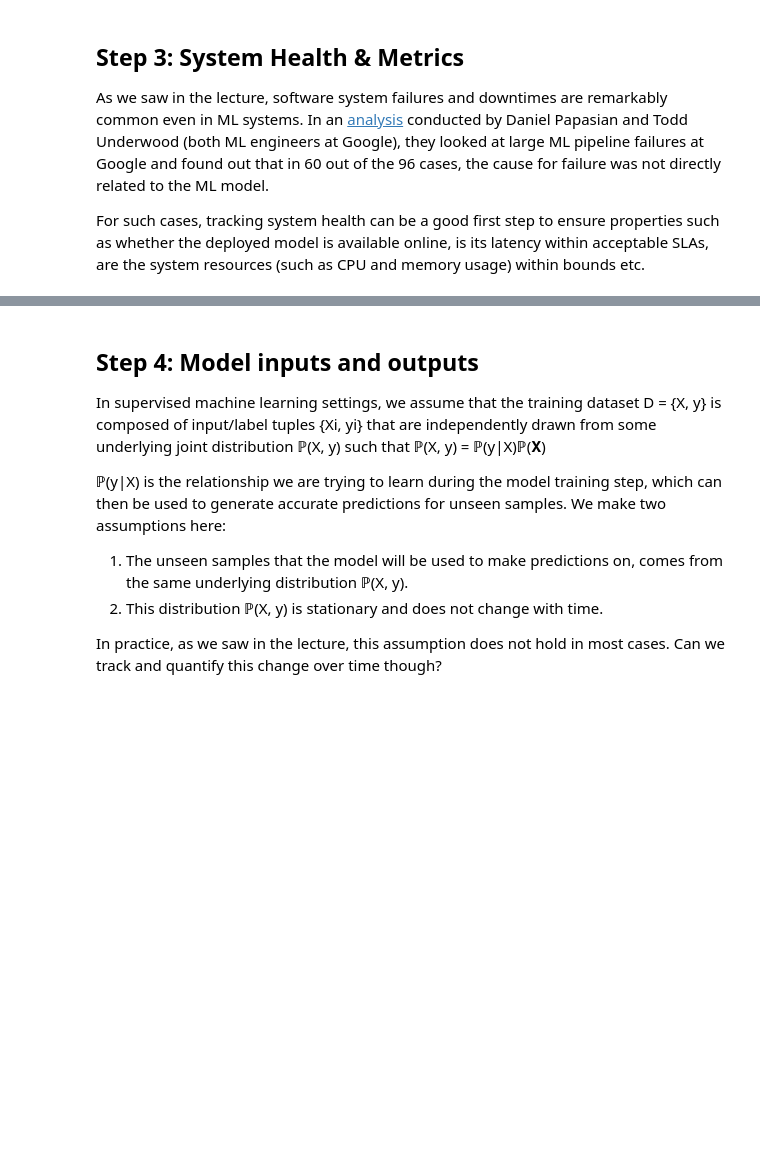
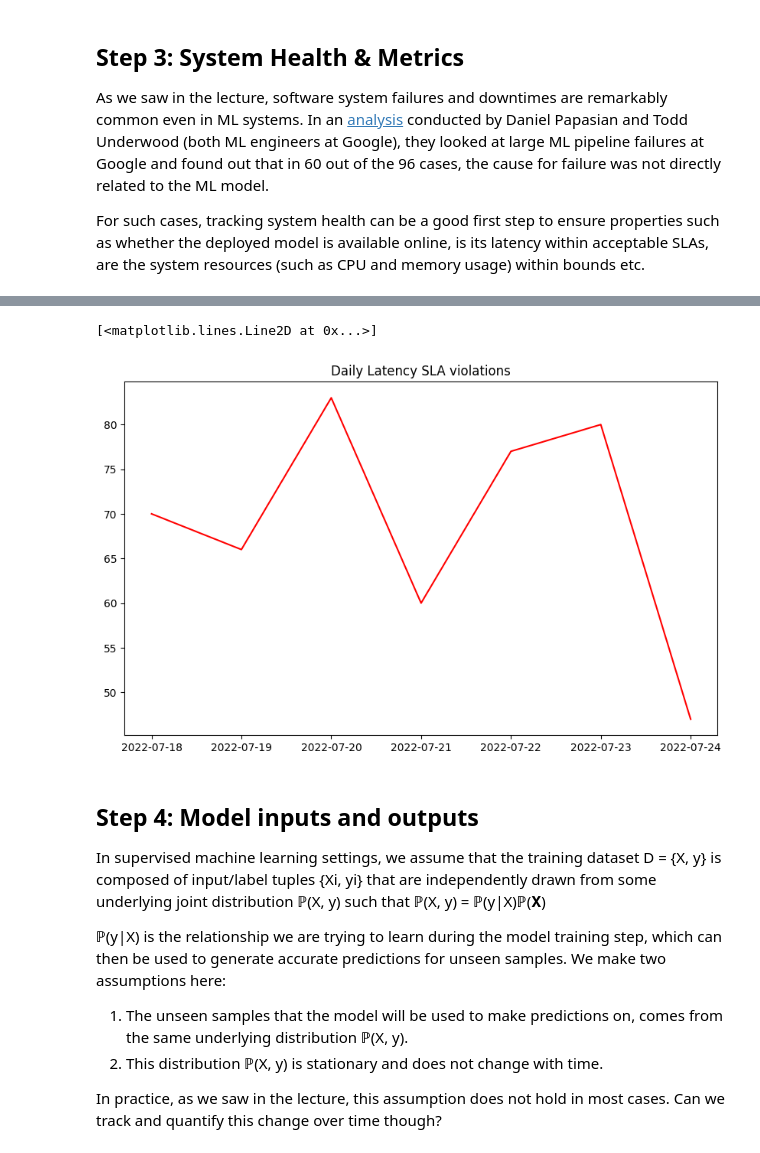
Before and after one commit to srujanreddyj/mlops-project, a Jupyter notebook: [MLOps]_Week_4_Starter.ipynb, the cells around one changed output, grey strips where cells are left out. Cells and saved outputs as stored; diff of their text form; code cells hidden in the pictures; blank space fills up the shorter version.

```diff
--- a/[MLOps]_Week_4_Starter.ipynb
+++ b/[MLOps]_Week_4_Starter.ipynb
@@ -147,3 +167,24 @@ training = []
 logs = []
 
 true_labels = []
+
+
+with open('data/training.json', 'r') as f:
+    for line in f:
+        training.append(json.loads(line))
+
+with open('data/logs.json', 'r') as f:
+    for line in f:
+        logs.append(json.loads(line))
+
+with open('data/annotations.json', 'r') as f:
+    for line in f:
+        true_labels.append(json.loads(line))
+
+training_df = pd.DataFrame(training)
+logs_df = pd.DataFrame(logs)
+true_labels_df = pd.DataFrame(true_labels)
+
+df_logs_true_labels = pd.DataFrame.copy(true_labels_df).merge(logs_df, on='id')
+
+print(len(training_df), len(logs_df), len(true_labels_df), len(df_logs_true_labels))
@@ -172,13 +295,23 @@ Do you notice anything strange with one of the hosts? :)
 # %%
 """
 [TO BE IMPLEMENTED]
 
 Let us say that we have a maximum latency SLA of 300 milliseconds i.e.
 if the prediction service took more than 300 ms to answer the request, the downstream experience is degraded for users.
 
 1. Compute the aggregate daily volume of latency SLA violations (i.e. number of requests that have a latency >= maximum allowed latency) grouped by each host id
 2. Plot this metric as a line chart, with date on the X-axis and the computed metric on the Y-axis.
 """
+
+daily_latency_sla_violations = df_logs_true_labels[df_logs_true_labels['latency_ms'] >= 300].groupby(["host_id", "date"])["request"].count()
+
+
+plt.figure(figsize=(10,6))
+plt.title("Daily Latency SLA violations")
+plt.plot(daily_latency_sla_violations["host_5"], color="red", label="host_5", )
+# %% [output]
+[<matplotlib.lines.Line2D at 0x...>]
+[figure, added]
 # %% [markdown]
 ## Step 4: Model inputs and outputs
 
```
Also changed, not shown: parts of 34 cells of this notebook.
